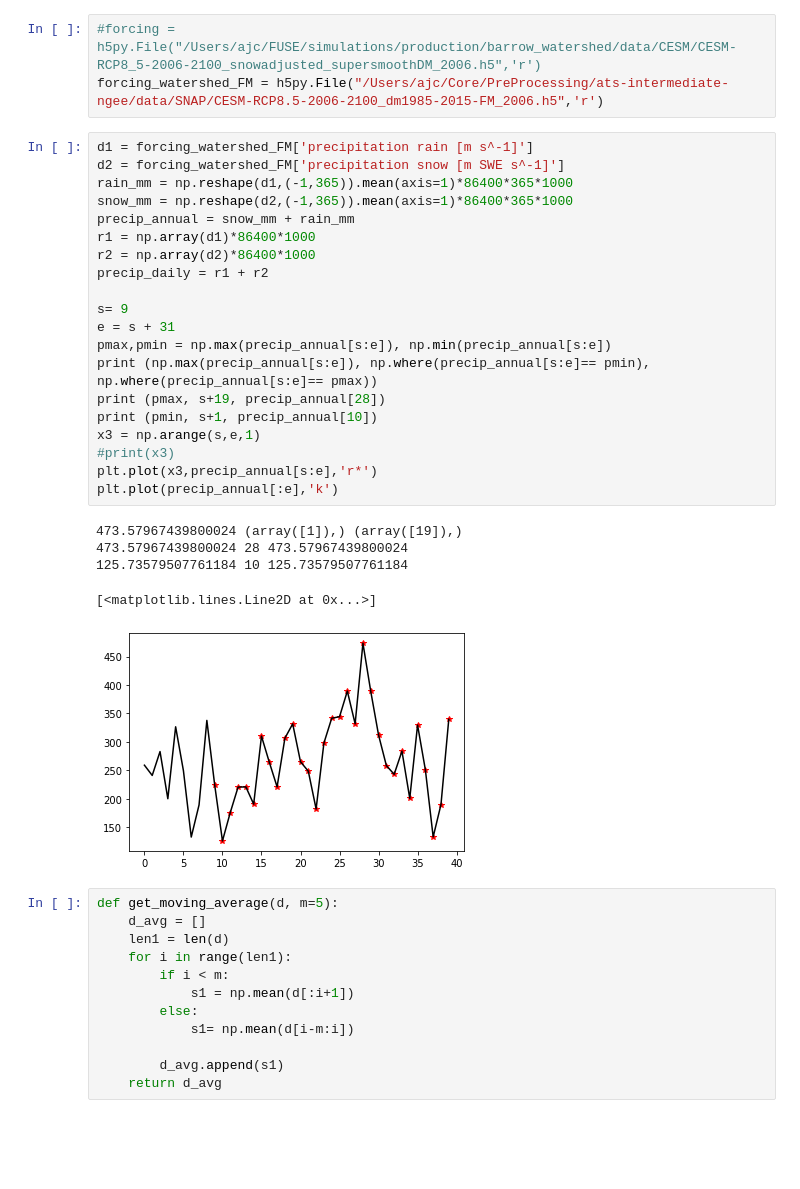
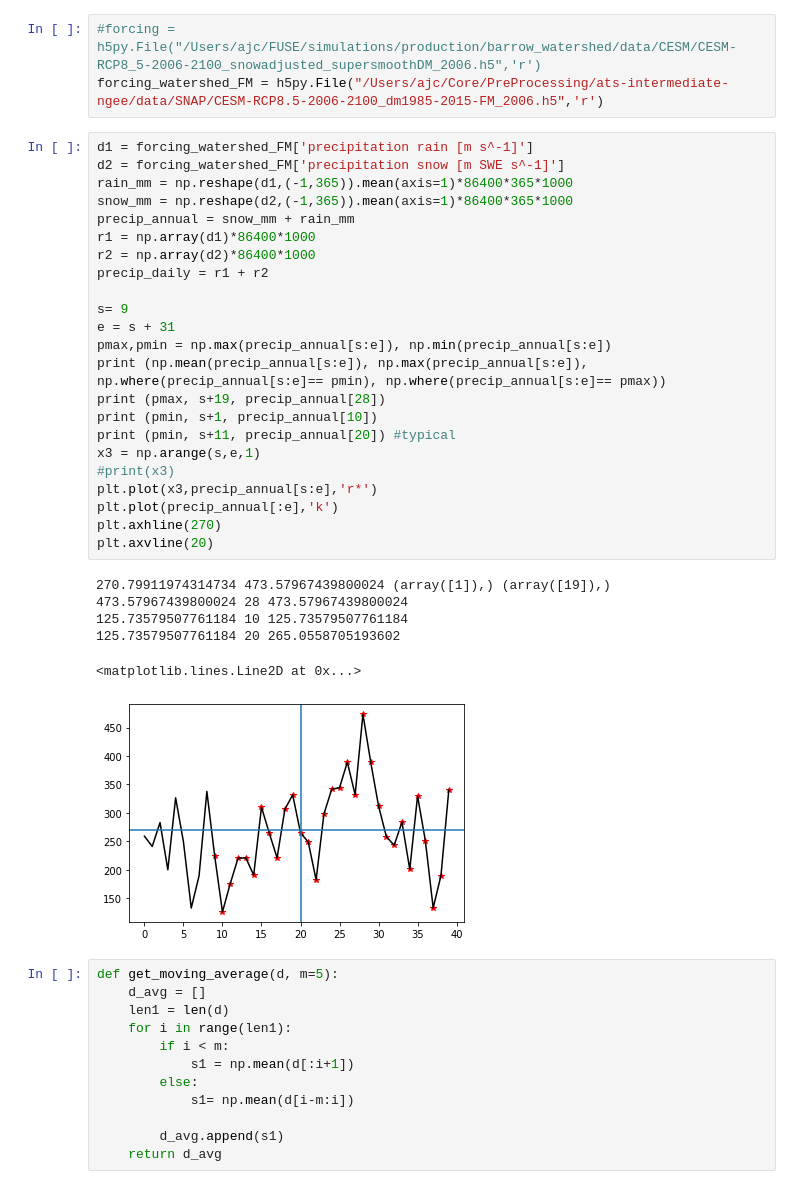
Before and after one commit to ajkhattak/python-scripts, a Jupyter notebook: barrow/watershed/plot_watershed_fromFile_Year.ipynb, the cells around one changed output. Cells and saved outputs as stored; diff of their text form; blank space fills up the shorter version.

```diff
--- a/barrow/watershed/plot_watershed_fromFile_Year.ipynb
+++ b/barrow/watershed/plot_watershed_fromFile_Year.ipynb
@@ -157,29 +157,33 @@ forcing_watershed_FM = h5py.File("/Users/ajc/Core/PreProcessing/ats-intermediate
 # %%
 d1 = forcing_watershed_FM['precipitation rain [m s^-1]']
 d2 = forcing_watershed_FM['precipitation snow [m SWE s^-1]']
 rain_mm = np.reshape(d1,(-1,365)).mean(axis=1)*86400*365*1000
 snow_mm = np.reshape(d2,(-1,365)).mean(axis=1)*86400*365*1000
 precip_annual = snow_mm + rain_mm
 r1 = np.array(d1)*86400*1000
 r2 = np.array(d2)*86400*1000
 precip_daily = r1 + r2
 
 s= 9
 e = s + 31
 pmax,pmin = np.max(precip_annual[s:e]), np.min(precip_annual[s:e])
-print (np.max(precip_annual[s:e]), np.where(precip_annual[s:e]== pmin), np.where(precip_annual[s:e]== pmax))
+print (np.mean(precip_annual[s:e]), np.max(precip_annual[s:e]), np.where(precip_annual[s:e]== pmin), np.where(precip_annual[s:e]== pmax))
 print (pmax, s+19, precip_annual[28])
 print (pmin, s+1, precip_annual[10])
+print (pmin, s+11, precip_annual[20]) #typical
 x3 = np.arange(s,e,1)
 #print(x3)
 plt.plot(x3,precip_annual[s:e],'r*')
 plt.plot(precip_annual[:e],'k')
+plt.axhline(270)
+plt.axvline(20)
 # %% [output]
-473.57967439800024 (array([1]),) (array([19]),)
+270.79911974314734 473.57967439800024 (array([1]),) (array([19]),)
 473.57967439800024 28 473.57967439800024
 125.73579507761184 10 125.73579507761184
+125.73579507761184 20 265.0558705193602
-[<matplotlib.lines.Line2D at 0x...>]
+<matplotlib.lines.Line2D at 0x...>
-[figure, old version]
+[figure, new version]
 # %%
 def get_moving_average(d, m=5):
     d_avg = []
```
Also changed, not shown: parts of 14 cells of this notebook, 8 other files.
